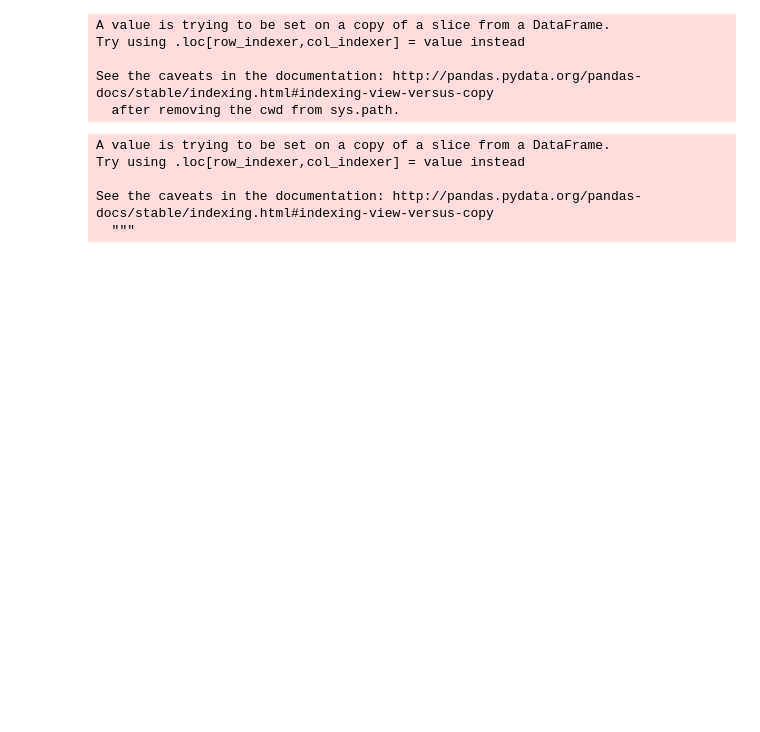
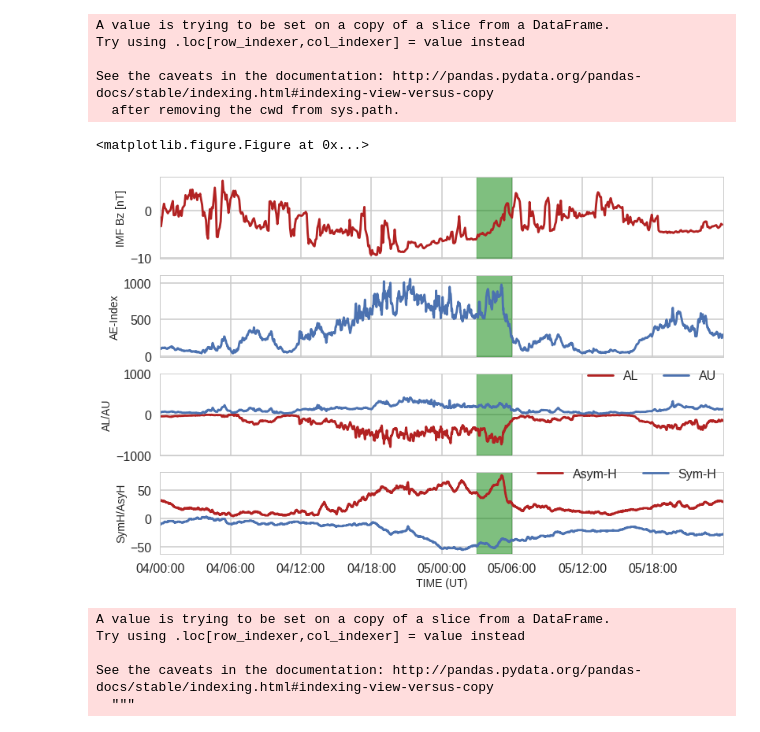
Before and after one commit to bharatreddy/scwsaps, a Jupyter notebook: ipy/gmag.ipynb, the cells around one changed output. Drawn from its saved outputs; the diff is of its cells as text; code cells hidden in the pictures; blank space fills up the shorter version.

```diff
--- a/ipy/gmag.ipynb
+++ b/ipy/gmag.ipynb
@@ -21,6 +22,9 @@ endDate = datetime.datetime(2011,7,5,7,0)#datetime.datetime(2011,5,16,9,30)#date
 selDtList =  [ datetime.datetime(2011,7,5,3,30),\
               datetime.datetime(2011,7,5,4,0),\
              datetime.datetime(2011,7,5,6,0) ]
+gmagTimeRange = [ datetime.datetime(2011,7,4,0,0),\
+                 datetime.datetime(2011,7,5,23,59) ]
+
 # [ datetime.datetime(2011,6,8,4,30), datetime.datetime(2011,6,8,4,0), datetime.datetime(2011,6,8,6,0) ]#
 
 
@@ -106,6 +110,72 @@ symDF = pandas.DataFrame( {'date' : [ symasy[x].time for x in range(len(symasy))
                           'asyh' : [ symasy[x].asyh for x in range(len(symasy))],
                           'symd' : [ symasy[x].symd for x in range(len(symasy))],
                           'asyd' : [ symasy[x].asyd for x in range(len(symasy))] } )
+# %%
+# Setup Fig
+sns.set_style("whitegrid")
+sns.set_context("poster")
+f = plt.figure(figsize=(12, 8))
+f, axArr = plt.subplots(4, sharex=True)
+axArr[0].plot(omnDF["date"].values, omnDF["Bz"].values, color='firebrick')
+axArr[1].plot(aeDF["date"].values, aeDF["ae"].values)
+axArr[2].plot(aeDF["date"].values, aeDF["al"].values, color='firebrick', label="AL")
+axArr[2].plot(aeDF["date"].values, aeDF["au"].values, label="AU")
+axArr[3].plot(symDF["date"].values, symDF["asyh"].values, color='firebrick', label="Asym-H")
+axArr[3].plot(symDF["date"].values, symDF["symh"].values, label="Sym-H")
+# axArr[4].plot(symDF["date"].values, symDF["asyd"].values, color='firebrick', label="Asym-D")
+# axArr[4].plot(symDF["date"].values, symDF["symd"].values, label="Sym-D")
+# axArr[5].plot(wpDF["date"].values, wpDF["Wp"].values, label="Sym-D")
+
+# ax labels
+axArr[0].set_ylabel("IMF Bz [nT]", fontsize=14)
+axArr[1].set_ylabel("AE-Index", fontsize=14)
+axArr[2].set_ylabel("AL/AU", fontsize=14)
+axArr[3].set_ylabel("SymH/AsyH", fontsize=14)
+# axArr[4].set_ylabel("SymD/AsyD", fontsize=14)
+# x-label
+axArr[-1].set_xlabel("TIME (UT)", fontsize=14)
+
+# format the axes
+axArr[0].set_xlim( [gmagTimeRange[0], gmagTimeRange[1] ] )
+axArr[1].set_xlim( [gmagTimeRange[0], gmagTimeRange[1] ] )
+axArr[2].set_xlim( [gmagTimeRange[0], gmagTimeRange[1] ] )
+axArr[3].set_xlim( [gmagTimeRange[0], gmagTimeRange[1]] )
+# axArr[4].set_xlim( [gmagTimeRange[0], gmagTimeRange[1]] )
+
+axArr[0].get_xaxis().set_major_formatter(DateFormatter('%d/%H:%M'))
+axArr[1].get_xaxis().set_major_formatter(DateFormatter('%d/%H:%M'))
+axArr[2].get_xaxis().set_major_formatter(DateFormatter('%d/%H:%M'))
+axArr[3].get_xaxis().set_major_formatter(DateFormatter('%d/%H:%M'))
+# axArr[4].get_xaxis().set_major_formatter(DateFormatter('%d/%H:%M'))
+
+# set y limits
+axArr[2].set_ylim( [-1000, 1000] )
+# axArr[1].set_ylim( [0, 1000] )
+# if startDate.strftime("%Y%m%d") == "20110516":
+#     axArr[2].set_ylim( [-600, 600] )
+# else:
+#     axArr[2].set_ylim( [-750, 750] )
+# axArr[3].set_ylim( [-60, 60] )
+
+# plot legend
+axArr[2].legend( bbox_to_anchor=(0., 1.02, 1., .102), loc=1, ncol=2, borderaxespad=0.1 )
+axArr[3].legend( bbox_to_anchor=(0., 1.02, 1., .102), loc=1, ncol=2, borderaxespad=0.1 )
+# axArr[4].legend( bbox_to_anchor=(0., 1.02, 1., .102), loc=1, ncol=2, borderaxespad=0.1 )
+
+# plot vertical lines
+highLighDtList = [ datetime.datetime(2011,7,5,3,0),\
+              datetime.datetime(2011,7,5,6,0) ]
+for nd in range(len(highLighDtList)-1):
+    for axx in axArr:
+        axx.axvspan(highLighDtList[nd], highLighDtList[nd+1],\
+                   alpha=0.5, color='green')
+# #     axx.plot( [sd, sd], list(axx.get_ylim()), c='k' )
+#         axx.axvspan( x=sd, c='k', linestyle=":", linewidth=3. )
+
+f.savefig( "../plots/gmag-expand-" + startDate.strftime("%Y%m%d") + ".pdf",bbox_inches='tight' )
+# %% [output]
+<matplotlib.figure.Figure at 0x...>
+[figure, added]
 # %%
 # read TEC data from the feather file
 tecDF = feather.read_dataframe('../data/tec-mf-' +\
```
Also changed, not shown: parts of 10 cells of this notebook, 24 other files.
